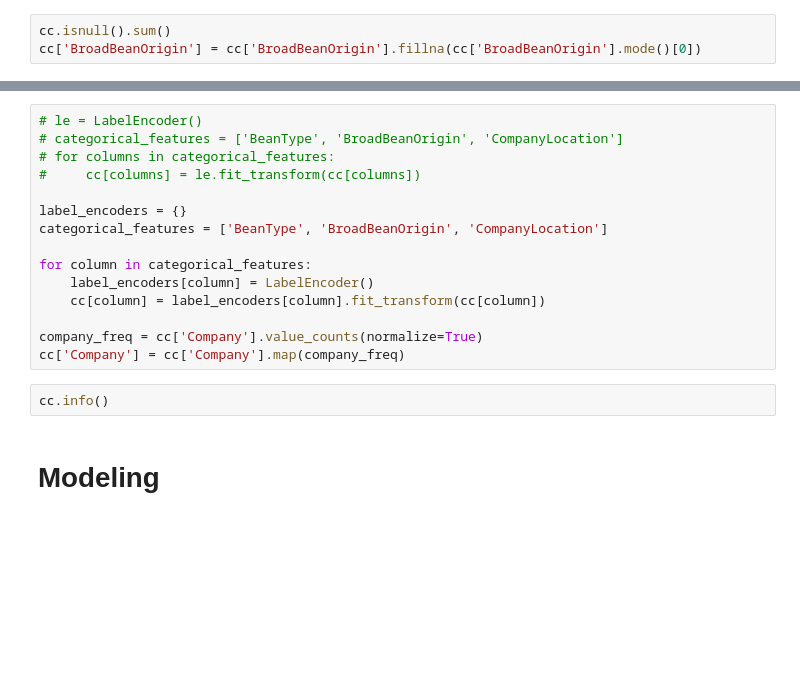
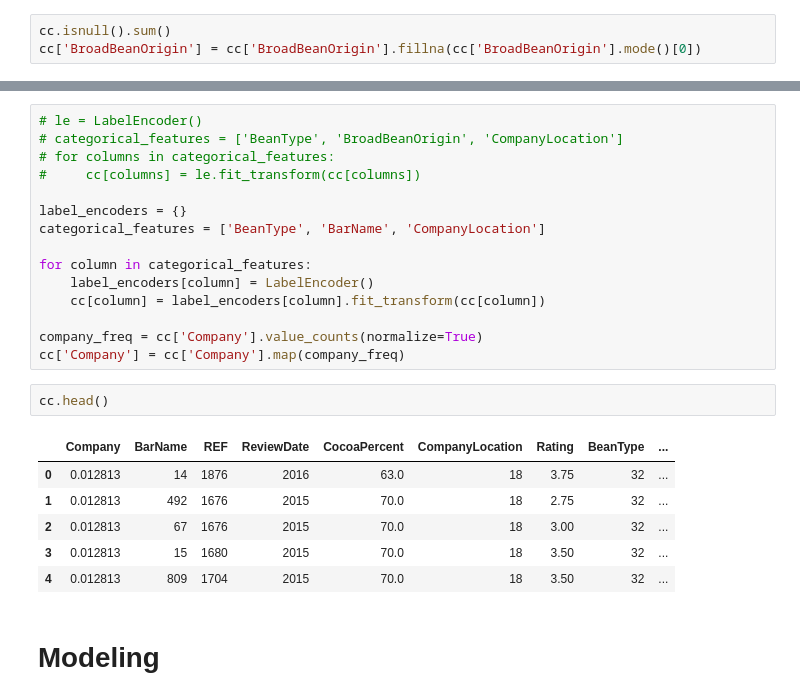
Before and after one commit to Dimassaputra5/Kaggle, a Jupyter notebook: Chocolate/Chocolate.ipynb, the cells around one changed output, grey strips where cells are left out. Saved outputs shown, nothing was run; the diff lists cells and outputs as text; blank space fills up the shorter version.

```diff
--- a/Chocolate/Chocolate.ipynb
+++ b/Chocolate/Chocolate.ipynb
@@ -102,7 +210,7 @@ cc_object.info()
 #     cc[columns] = le.fit_transform(cc[columns])
 
 label_encoders = {}
-categorical_features = ['BeanType', 'BroadBeanOrigin', 'CompanyLocation']
+categorical_features = ['BeanType', 'BarName', 'CompanyLocation']
 
 for column in categorical_features:
     label_encoders[column] = LabelEncoder()
@@ -111,7 +219,14 @@ for column in categorical_features:
 company_freq = cc['Company'].value_counts(normalize=True)
 cc['Company'] = cc['Company'].map(company_freq)
 # %%
-cc.info()
+cc.head()
+# %% [output]
+|  | Company | BarName | REF | ReviewDate | CocoaPercent | CompanyLocation | Rating | BeanType | ... |
+| 0 | 0.012813 | 14 | 1876 | 2016 | 63.0 | 18 | 3.75 | 32 | ... |
+| 1 | 0.012813 | 492 | 1676 | 2015 | 70.0 | 18 | 2.75 | 32 | ... |
+| 2 | 0.012813 | 67 | 1676 | 2015 | 70.0 | 18 | 3.00 | 32 | ... |
+| 3 | 0.012813 | 15 | 1680 | 2015 | 70.0 | 18 | 3.50 | 32 | ... |
+| 4 | 0.012813 | 809 | 1704 | 2015 | 70.0 | 18 | 3.50 | 32 | ... |
 # %% [markdown]
 # Modeling
 # %%
```
Also changed, not shown: parts of 14 cells of this notebook.
